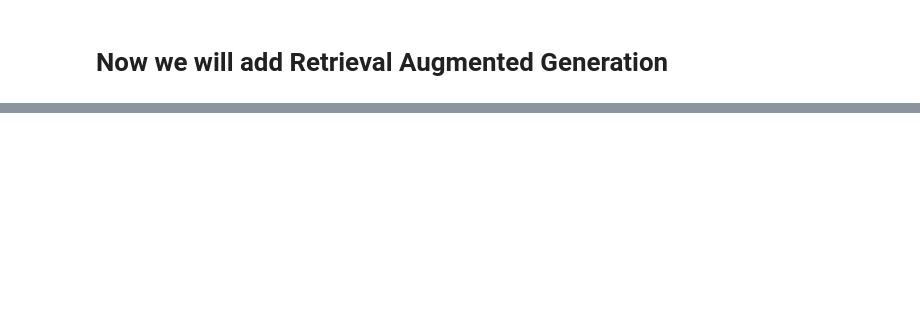
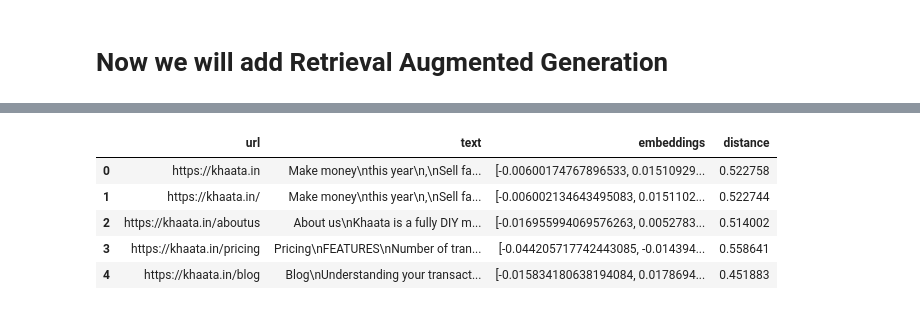
Before and after one commit to Mitalee/mitalee_ai1, a Jupyter notebook: RAG - Don Woodlock.ipynb, the cells around one changed output, grey strips where cells are left out. Saved outputs shown, nothing was run; the diff lists cells and outputs as text; code cells hidden in the pictures; blank space fills up the shorter version.

```diff
--- a/RAG - Don Woodlock.ipynb
+++ b/RAG - Don Woodlock.ipynb
@@ -57,4 +247,4 @@ df.to_picke('./website-with-embeddings.pkl')
 # %%
 %%time
-df.pd.read_pickle('./website-with-embeddings.pkl')
+df= pd.read_pickle('./website-with-embeddings.pkl')
 df.head()
@@ -68,0 +293,5 @@ df.head()
+# %%
+relevant_question = "How do I account for my sales in Tally"
+# %%
+question_embedding = get_embedding(relevant_question)
+question, question_embedding[0:10], "..."
@@ -69,3 +311,16 @@ df.head()
+# %%
+# Get the nearest embeddings to the question_embedding
+def distance_calculations(page_embedding):
+        return np.dot(page_embedding, question_embedding)
+df['distance'] = df['embeddings'].apply(distance_calculations)
+df.head()
+# %% [output]
+|  | url | text | embeddings | distance |
+| 0 | https://khaata.in | Make money\nthis year\n,\nSell fa... | [-0.00600174767896533, 0.01510929... | 0.522758 |
+| 1 | https://khaata.in/ | Make money\nthis year\n,\nSell fa... | [-0.006002134643495083, 0.0151102... | 0.522744 |
+| 2 | https://khaata.in/aboutus | About us\nKhaata is a fully DIY m... | [-0.016955994069576263, 0.0052783... | 0.514002 |
+| 3 | https://khaata.in/pricing | Pricing\nFEATURES\nNumber of tran... | [-0.044205717742443085, -0.014394... | 0.558641 |
+| 4 | https://khaata.in/blog | Blog\nUnderstanding your transact... | [-0.015834180638194084, 0.0178694... | 0.451883 |
 # %%
 context = df['text'].iloc[0] + "\n" + df['text'].iloc[2] + "\n" + df['text'].iloc[4] + "\n"
 print(context)
```
Also changed, not shown: parts of 33 cells of this notebook.
